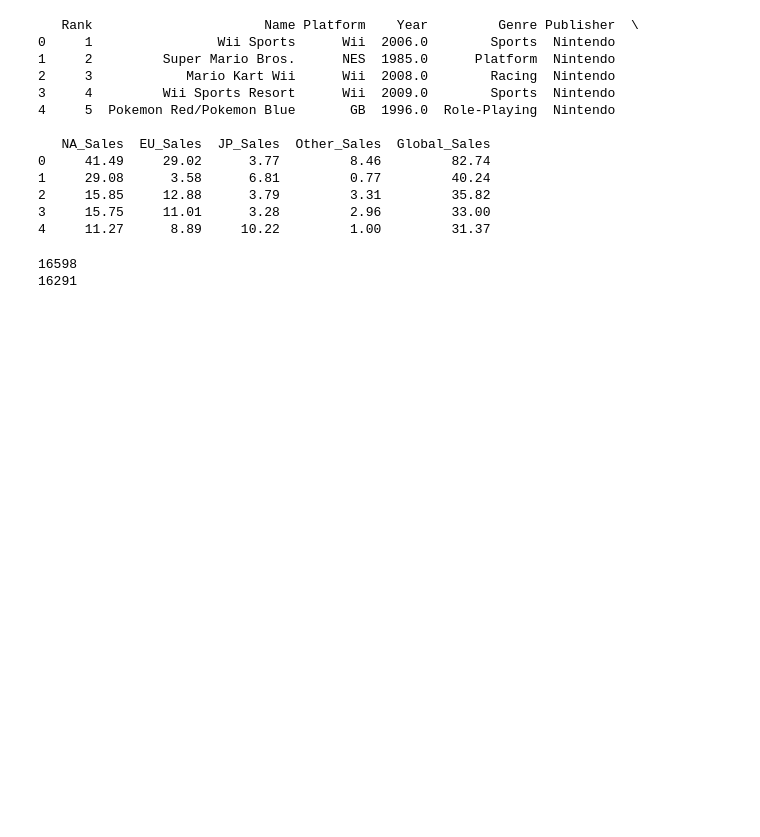
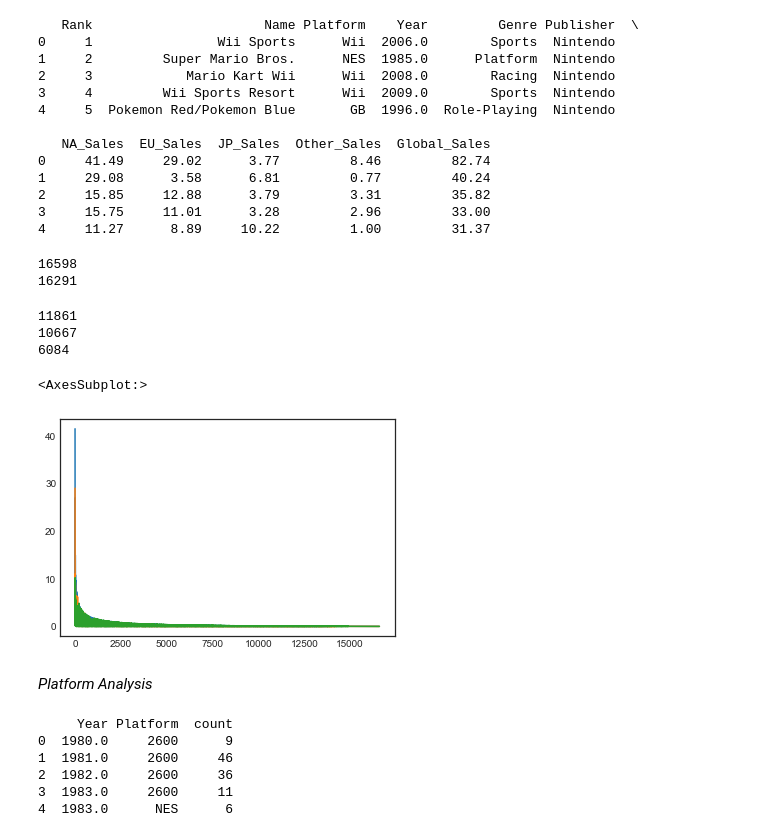
Before and after one commit to chiaracapuano/vgsales, a Jupyter notebook: Capuano_Chiara_vgsales.ipynb, the cells around one changed output. Drawn from its saved outputs; the diff is of its cells as text; code cells hidden in the pictures; blank space fills up the shorter version.

```diff
--- a/Capuano_Chiara_vgsales.ipynb
+++ b/Capuano_Chiara_vgsales.ipynb
@@ -33,3 +57,22 @@ print(len(vgsales))
 # %% [output]
 16598
 16291
+# %%
+vgsales_NA = vgsales[vgsales['NA_Sales']!= 0]
+vgsales_EU = vgsales[vgsales['EU_Sales']!= 0]
+vgsales_JP = vgsales[vgsales['JP_Sales']!= 0]
+
+print(len(vgsales_NA))
+print(len(vgsales_EU))
+print(len(vgsales_JP))
+# %% [output]
+11861
+10667
+6084
+# %%
+import matplotlib.pyplot as plt
+from matplotlib import style
+style.use('seaborn-white')
+# %% [output]
+<AxesSubplot:>
+[figure, added]
@@ -35,0 +105,12 @@ print(len(vgsales))
+# %% [markdown]
+*Platform Analysis*
+# %%
+NA = df_transform(vgsales_NA, 'Platform', 'Year')
+plot_trends(NA, 'Platform', 'Year', lst=None)
+# %% [output]
+     Year Platform  count
+0  1980.0     2600      9
+1  1981.0     2600     46
+2  1982.0     2600     36
+3  1983.0     2600     11
+4  1983.0      NES      6
```
Also changed, not shown: parts of 5 cells of this notebook.
